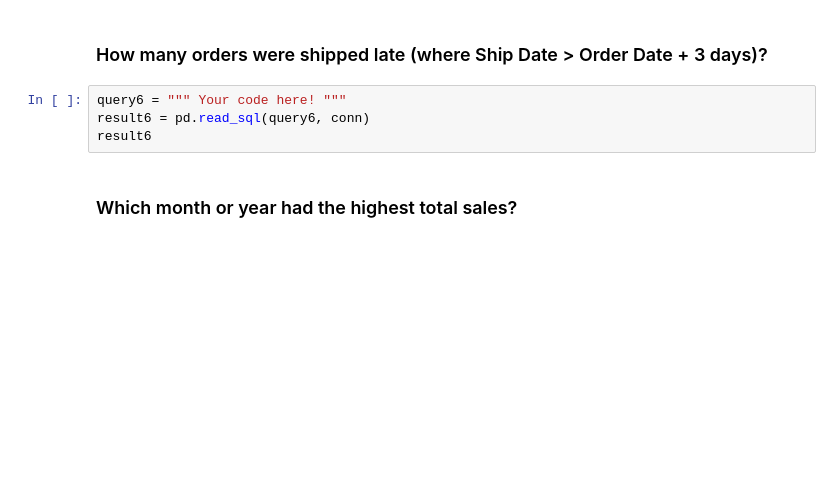
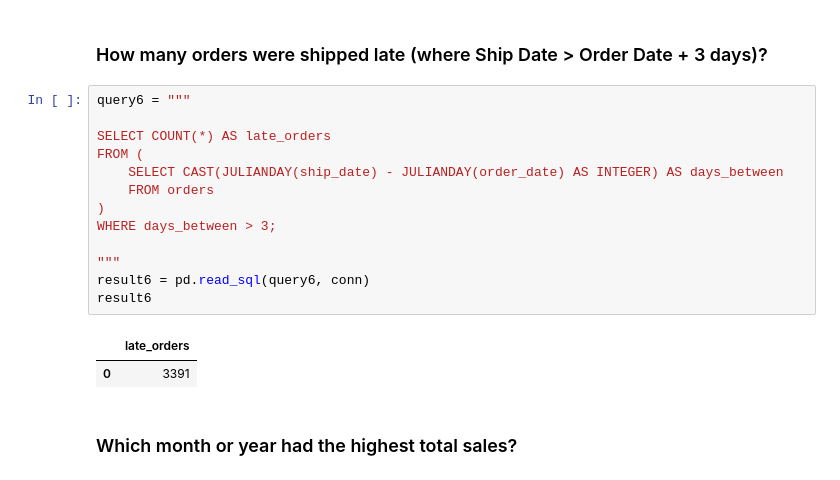
Before and after one commit to notepadnomad/DataAnalysisModule3, a Jupyter notebook: Week4/notebooks/superstore_sales_workflow.ipynb, the cells around one changed output. Drawn from its saved outputs; the diff is of its cells as text; blank space fills up the shorter version.

```diff
--- a/Week4/notebooks/superstore_sales_workflow.ipynb
+++ b/Week4/notebooks/superstore_sales_workflow.ipynb
@@ -299,10 +300,22 @@ result5
 | 48 | Wyoming | 2453.28 |
 # %% [markdown]
 ### How many orders were shipped late (where Ship Date > Order Date + 3 days)?
-# %%
-query6 = """ Your code here! """
-result6 = pd.read_sql(query6, conn)
-result6
+# %%
+query6 = """
+
+SELECT COUNT(*) AS late_orders
+FROM (
+    SELECT CAST(JULIANDAY(ship_date) - JULIANDAY(order_date) AS INTEGER) AS days_between
+    FROM orders
+)
+WHERE days_between > 3;
+
+"""
+result6 = pd.read_sql(query6, conn)
+result6
+# %% [output]
+|  | late_orders |
+| 0 | 3391 |
 # %% [markdown]
 ### Which month or year had the highest total sales?
 # %%
```
Also changed, not shown: parts of 1 cell of this notebook.
